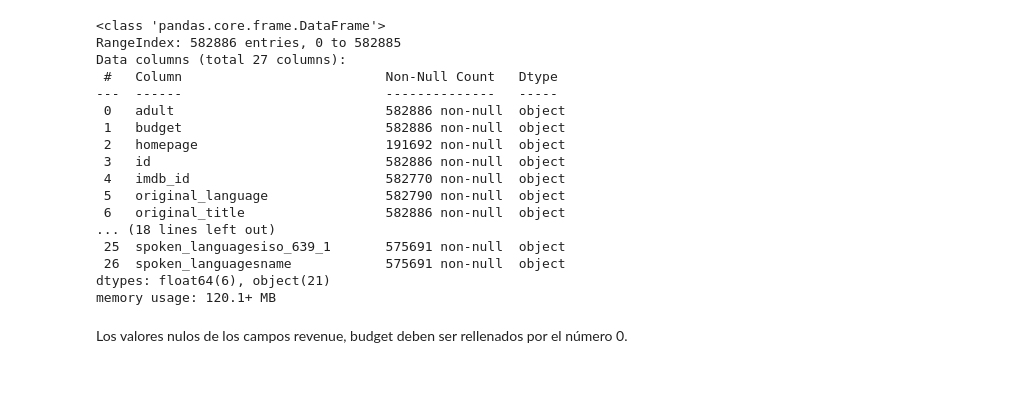
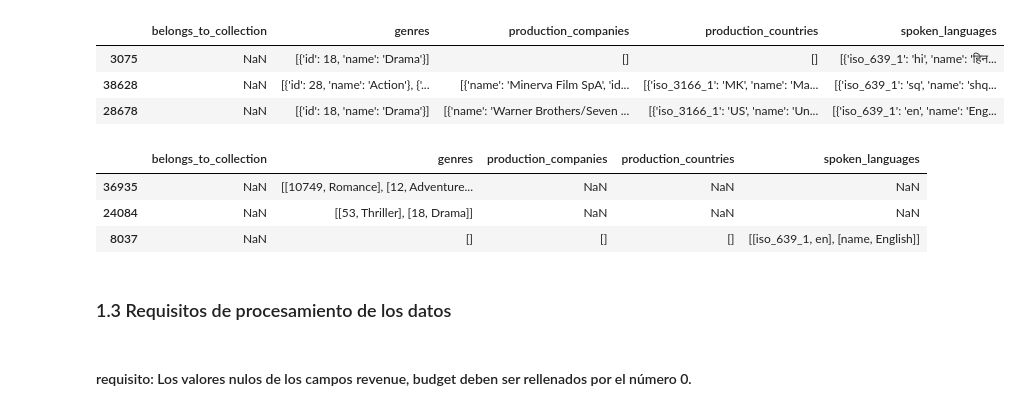
Before and after one commit to Pableren/Henry_proyectos, a Jupyter notebook: Etl.ipynb, the cells around one changed output. Cells and saved outputs as stored; diff of their text form; code cells hidden in the pictures; blank space fills up the shorter version.

```diff
--- a/Etl.ipynb
+++ b/Etl.ipynb
@@ -79,13 +39,0 @@ df_belongs_to_collection
-# %%
-def convertir_colecciones(df, columnas):
-    for column in columnas:
-        df[column] = df[column].apply(lambda x: ast.literal_eval(x) if pd.notnull(x) else [])
-        df = df.explode(column)
-        col_df = pd.json_normalize(df[column])
-        col_df = col_df.add_prefix(f'{column}')
-        df = df.drop(columns=[column]).reset_index(drop=True).join(col_df)
-    return(df)
-
-columnas_colecciones = ['genres', 'production_companies', 'production_countries', 'spoken_languages','belongs_to_collection']
-df = convertir_colecciones(df,columnas_colecciones)
-df
@@ -106,20 +40,9 @@ df
-# %%
-df.info()
-# %% [output]
-<class 'pandas.core.frame.DataFrame'>
-RangeIndex: 582886 entries, 0 to 582885
-Data columns (total 27 columns):
- #   Column                          Non-Null Count   Dtype
----  ------                          --------------   -----
- 0   adult                           582886 non-null  object
- 1   budget                          582886 non-null  object
- 2   homepage                        191692 non-null  object
- 3   id                              582886 non-null  object
- 4   imdb_id                         582770 non-null  object
- 5   original_language               582790 non-null  object
- 6   original_title                  582886 non-null  object
-... (18 lines left out)
- 25  spoken_languagesiso_639_1       575691 non-null  object
- 26  spoken_languagesname            575691 non-null  object
-dtypes: float64(6), object(21)
-memory usage: 120.1+ MB
+# %%
+df_diccts = df[['belongs_to_collection','genres','production_companies','production_countries','spoken_languages']]
+# %%
+df_diccts.sample(3)
+# %% [output]
+|  | belongs_to_collection | genres | production_companies | production_countries | spoken_languages |
+| 3075 | NaN | [{'id': 18, 'name': 'Drama'}] | [] | [] | [{'iso_639_1': 'hi', 'name': 'हिन... |
+| 38628 | NaN | [{'id': 28, 'name': 'Action'}, {'... | [{'name': 'Minerva Film SpA', 'id... | [{'iso_3166_1': 'MK', 'name': 'Ma... | [{'iso_639_1': 'sq', 'name': 'shq... |
+| 28678 | NaN | [{'id': 18, 'name': 'Drama'}] | [{'name': 'Warner Brothers/Seven ... | [{'iso_3166_1': 'US', 'name': 'Un... | [{'iso_639_1': 'en', 'name': 'Eng... |
@@ -126,2 +72,11 @@ memory usage: 120.1+ MB
+# %%
+df[['belongs_to_collection','genres','production_companies','production_countries','spoken_languages']].sample(3)
+# %% [output]
+|  | belongs_to_collection | genres | production_companies | production_countries | spoken_languages |
+| 36935 | NaN | [[10749, Romance], [12, Adventure... | NaN | NaN | NaN |
+| 24084 | NaN | [[53, Thriller], [18, Drama]] | NaN | NaN | NaN |
+| 8037 | NaN | [] | [] | [] | [[iso_639_1, en], [name, English]] |
+# %% [markdown]
+### 1.3 Requisitos de procesamiento de los datos
 # %% [markdown]
-Los valores nulos de los campos revenue, budget deben ser rellenados por el número 0.
+#### requisito: Los valores nulos de los campos revenue, budget deben ser rellenados por el número 0.
```
Also changed, not shown: parts of 52 cells of this notebook, 8 other files.
